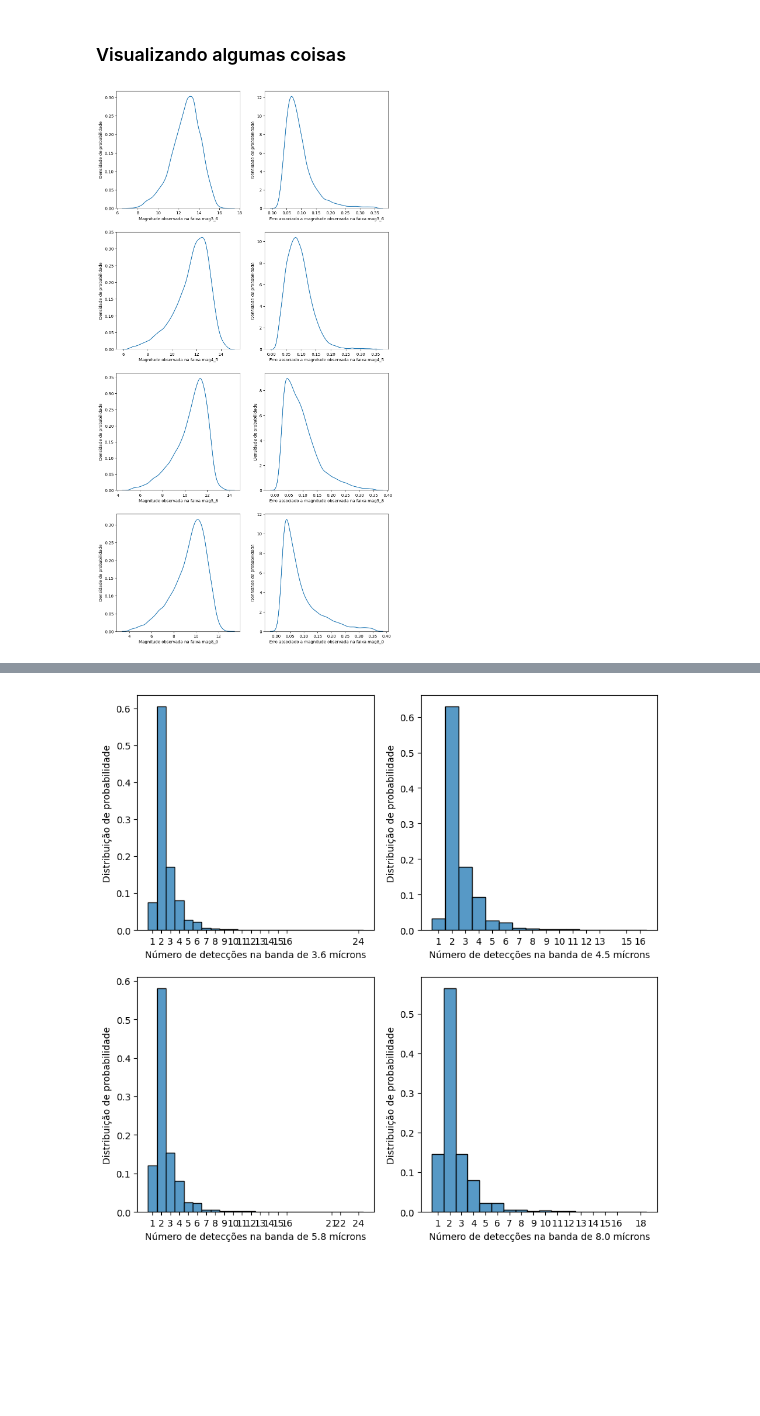
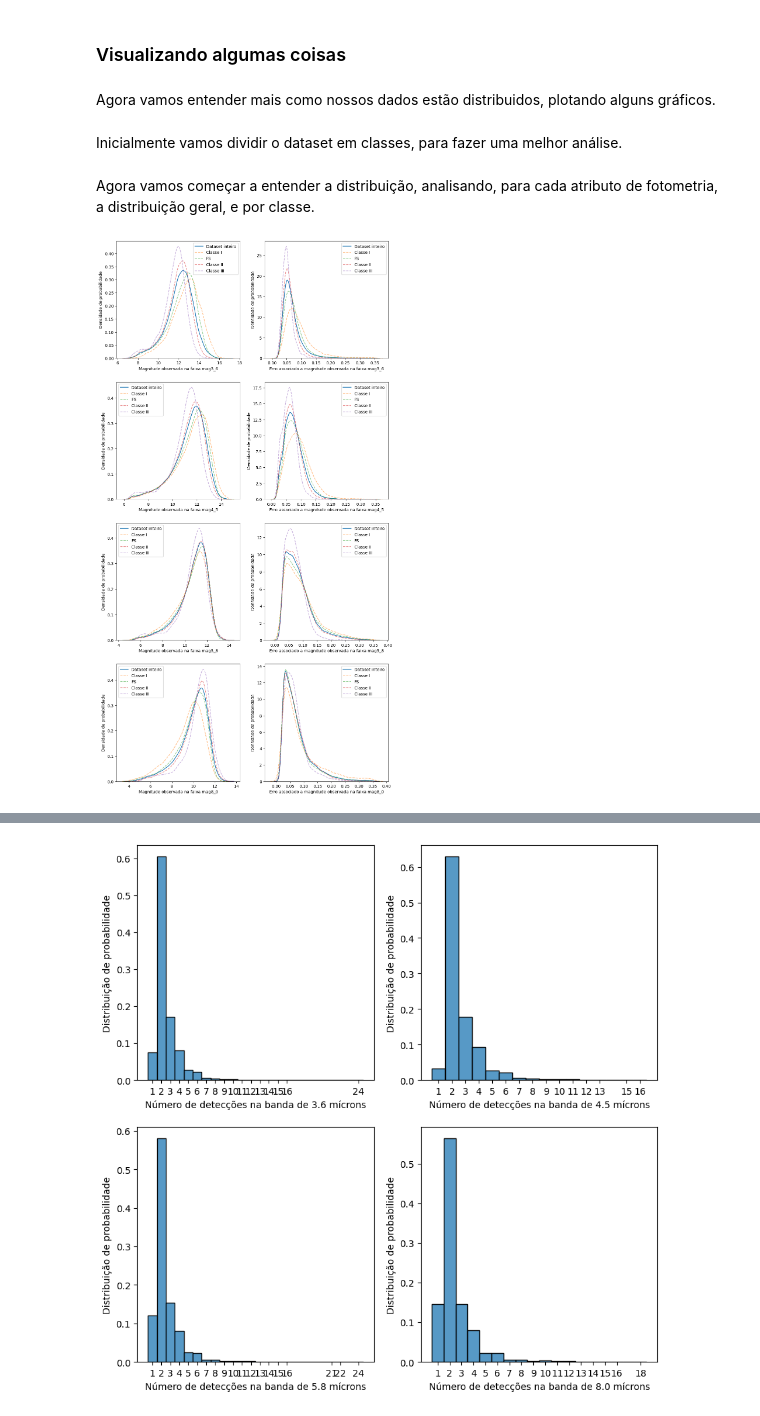
Before and after one commit to Angel-3001/criatura_lend-ria_2-tiamat, a Jupyter notebook: Tiamat-Classificação_estelar.ipynb, the cells around one changed output, grey strips where cells are left out. Cells and saved outputs as stored; diff of their text form; code cells hidden in the pictures; blank space fills up the shorter version.

```diff
--- a/Tiamat-Classificação_estelar.ipynb
+++ b/Tiamat-Classificação_estelar.ipynb
@@ -258,6 +292,10 @@ Name: count, dtype: int64
 Aqui temos alguns pontos importantes, primeiro, temos muitos valores ausentes no atributo ``group`` - que significa que eles simplesmente não têm grupo - e, além disso, essa não é uma medida física propriamente dita, mas um agrupamento feito pelo HDBSCAN, e pode gerar vazamento espacial. Então esse atributo só será usado para fazer a divisão de treino e teste do dataset, e depois ele não será usado no treinamento.
 # %% [markdown]
 ### Visualizando algumas coisas
+# %% [markdown]
+Agora vamos entender mais como nossos dados estão distribuidos, plotando alguns gráficos.
+# %% [markdown]
+Inicialmente vamos dividir o dataset em classes, para fazer uma melhor análise.
 # %%
 class_I = df_tratado["class"] == "ClassI"
 FS = df_tratado["class"] == "FS"
@@ -268,33 +306,53 @@ df_classI = df_tratado.loc[class_I]
 df_FS = df_tratado.loc[FS]
 df_classII = df_tratado.loc[class_II]
 df_classIII = df_tratado.loc[class_III]
+# %% [markdown]
+Agora vamos começar a entender a distribuição, analisando, para cada atributo de fotometria, a distribuição geral, e por classe.
 # %%
 # Análise da classe I
 EIXOS = ["mag3_6", "e_mag3_6", "mag4_5", "e_mag4_5", "mag5_8", "e_mag5_8", "mag8_0", "e_mag8_0"]
+CLASSES = {
+    "Classe I": df_classI,
+    "FS": df_FS,
+    "Classe II": df_classII,
+    "Classe III": df_classIII
+}
 
 figs, axis = plt.subplots(nrows=4, ncols=2, figsize=(12, 24))
 
 eixos = [
     [0,0], [0,1],
     [1,0], [1,1],
     [2,0], [2,1],
     [3,0], [3,1]
 ]
 
 for pos, mag in zip(eixos, EIXOS):
     ax = axis[pos[0], pos[1]]
+
     sns.kdeplot(
-        data=df_classI,
+        data=df_tratado,
         x=mag,
-        label=mag,
+        label="Dataset inteiro",
         ax=ax
     )
-    # ax.set_title(f"Distribuição de densidade de probabilidade de magnitude da faixa {mag} para YSOs de Classe I")
+
+    for classe, df in CLASSES.items():
+        sns.kdeplot(
+            data=df,
+            x=mag,
+            label=classe,
+            ls="--",
+            alpha=0.5,
+            ax=ax
+        )
 
     if mag[0] == "e":
         ax.set_xlabel(f"Erro associado a magnitude observada na faixa {mag.replace("e_", "")}")
     else:
         ax.set_xlabel(f"Magnitude observada na faixa {mag}")
     ax.set_ylabel("Densidade de probabilidade")
+
+    ax.legend()
 # %% [output]
-[figure, old version]
+[figure, new version]
```
Also changed, not shown: parts of 42 cells of this notebook.
